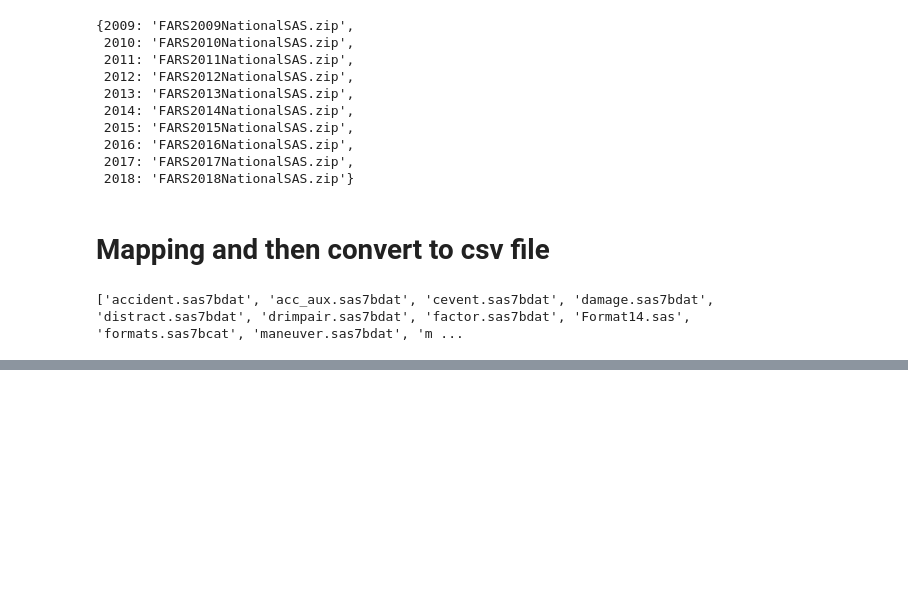
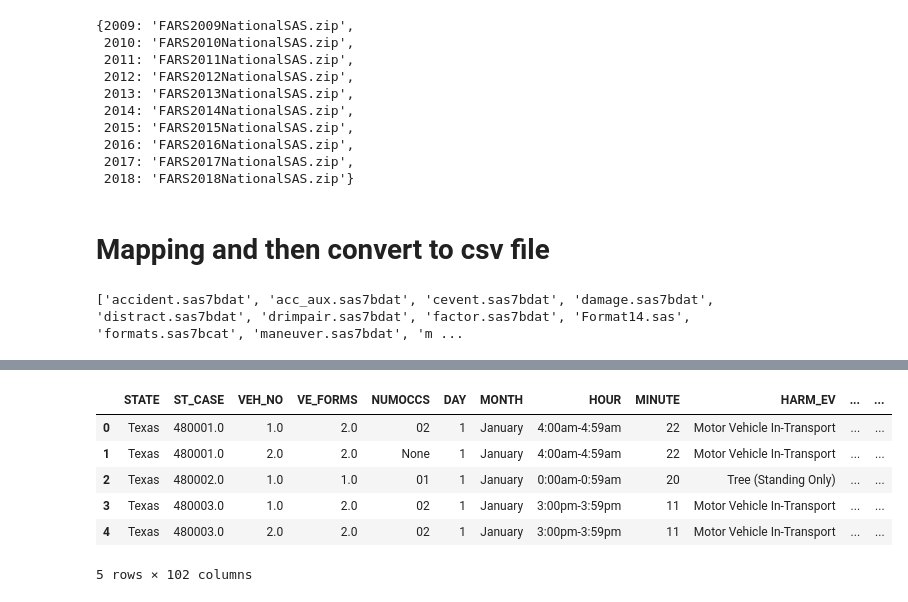
Before and after one commit to duonghung86/Vehicle-Crash-Data-Visualization, a Jupyter notebook: Download datasets.ipynb, the cells around one changed output, grey strips where cells are left out. Drawn from its saved outputs; the diff is of its cells as text; code cells hidden in the pictures; blank space fills up the shorter version.

```diff
--- a/Download datasets.ipynb
+++ b/Download datasets.ipynb
@@ -189,0 +342,12 @@ union_data(files[0])
+# %%
+# vehicle
+df=pd.read_csv('.\Datasets\\vehicle_5ys.csv')
+df.head()
+# %% [output]
+|  | STATE | ST_CASE | VEH_NO | VE_FORMS | NUMOCCS | DAY | MONTH | HOUR | MINUTE | HARM_EV | ... | ... |
+| 0 | Texas | 480001.0 | 1.0 | 2.0 | 02 | 1 | January | 4:00am-4:59am | 22 | Motor Vehicle In-Transport | ... | ... |
+| 1 | Texas | 480001.0 | 2.0 | 2.0 | None | 1 | January | 4:00am-4:59am | 22 | Motor Vehicle In-Transport | ... | ... |
+| 2 | Texas | 480002.0 | 1.0 | 1.0 | 01 | 1 | January | 0:00am-0:59am | 20 | Tree (Standing Only) | ... | ... |
+| 3 | Texas | 480003.0 | 1.0 | 2.0 | 02 | 1 | January | 3:00pm-3:59pm | 11 | Motor Vehicle In-Transport | ... | ... |
+| 4 | Texas | 480003.0 | 2.0 | 2.0 | 02 | 1 | January | 3:00pm-3:59pm | 11 | Motor Vehicle In-Transport | ... | ... |
+5 rows × 102 columns
```
Also changed, not shown: parts of 22 cells of this notebook, 29 other files.
